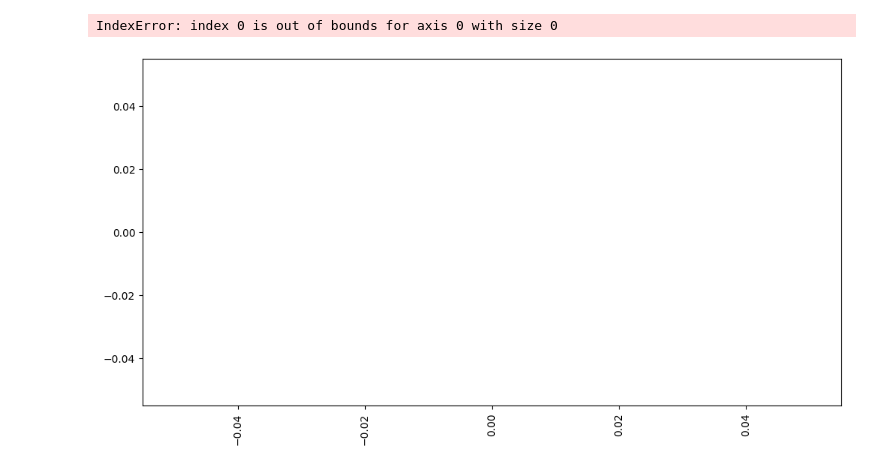
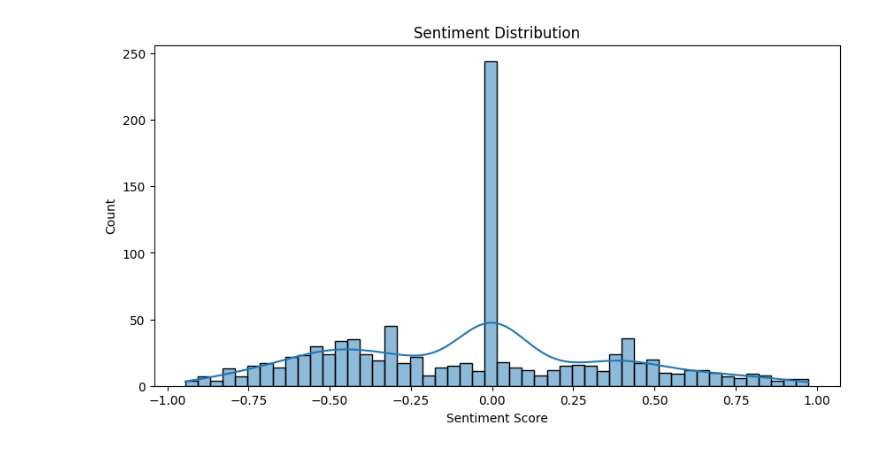
Before and after one commit to prathameshks/College-Code-sem7, a Jupyter notebook: ML-Honors AIML/Practical 4/twitter_sentement.ipynb, the cells around one changed output. Saved outputs shown, nothing was run; the diff lists cells and outputs as text; code cells hidden in the pictures.

Commit message:
working pract 4 code

```diff
--- a/ML-Honors AIML/Practical 4/twitter_sentement.ipynb
+++ b/ML-Honors AIML/Practical 4/twitter_sentement.ipynb
@@ -95,27 +83,32 @@ def cluster_tweets(texts, n_clusters=5):
     return kmeans.labels_
 
 # Step 6: Visualize analysis
-def visualize_analysis(df):
+def visualize_analysis_sentiment(df):
     # Sentiment distribution
     plt.figure(figsize=(10, 5))
     sns.histplot(df['sentiment'], bins=50, kde=True)
     plt.title('Sentiment Distribution')
     plt.xlabel('Sentiment Score')
     plt.savefig('sentiment_distribution.png')
+    plt.show()
     plt.close()
 
+def visualize_analysis_entities(df):
     # Top entities
-    entity_counts = df['entities'].explode().value_counts().head(10)
-    plt.figure(figsize=(12, 6))
-    entity_counts.plot(kind='bar')
-    plt.title('Top 10 Named Entities')
-    plt.xlabel('Entity')
-    plt.ylabel('Count')
-    plt.xticks(rotation=45, ha='right')
-    plt.tight_layout()
-    plt.savefig('top_entities.png')
-    plt.close()
+    entity_counts = df['entities'].explode().value_counts()
+    if not entity_counts.empty:
+        entity_counts = entity_counts.head(10)
+        plt.figure(figsize=(12, 6))
+        entity_counts.plot(kind='bar')
+        plt.title('Top 10 Named Entities')
+        plt.xlabel('Entity')
+        plt.ylabel('Frequency')
+        plt.xticks(rotation=45, ha='right')  # Rotate x-axis labels for better readability
+        plt.tight_layout()
+        plt.show()
+        plt.savefig('named_entities.png')
 
+def visualize_analysis_clusters(df):
     # Cluster visualization (using t-SNE for dimensionality reduction)
     from sklearn.manifold import TSNE
     vectorizer = TfidfVectorizer(max_features=1000)
@@ -130,7 +123,8 @@ def visualize_analysis(df):
     plt.xlabel('t-SNE 1')
     plt.ylabel('t-SNE 2')
     plt.savefig('tweet_clusters.png')
+    plt.show()
     plt.close()
 # %%
 # Step 1: Load tweets
-df = load_tweets('data.csv', num_samples=1000)
+df = load_tweets('https://github.com/prathameshks/College-Code-sem7/raw/refs/heads/main/ML-Honors%20AIML/Practical%204/data.csv', num_samples=1000)
@@ -149,8 +188,5 @@ df['cluster'] = cluster_tweets(df['processed_text'])
 # %%
 # Step 6: Visualize analysis
-visualize_analysis(df)
-
-print("Analysis complete. Visualization images saved.")
+visualize_analysis_sentiment(df)
 # %% [output]
-IndexError: index 0 is out of bounds for axis 0 with size 0
-[figure, old version]
+[figure, new version]
```
Also changed, not shown: parts of 11 cells of this notebook, 2 other files.
